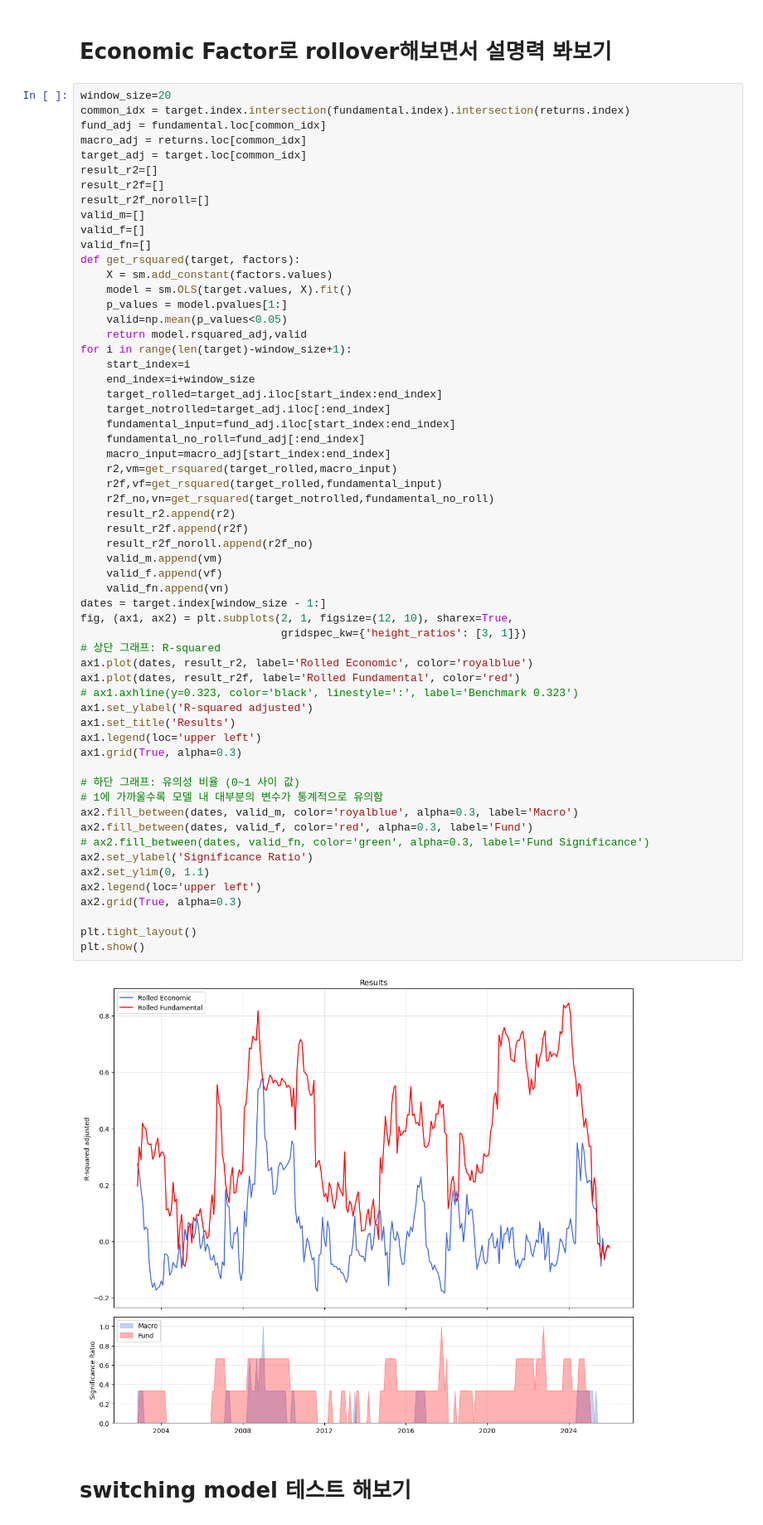
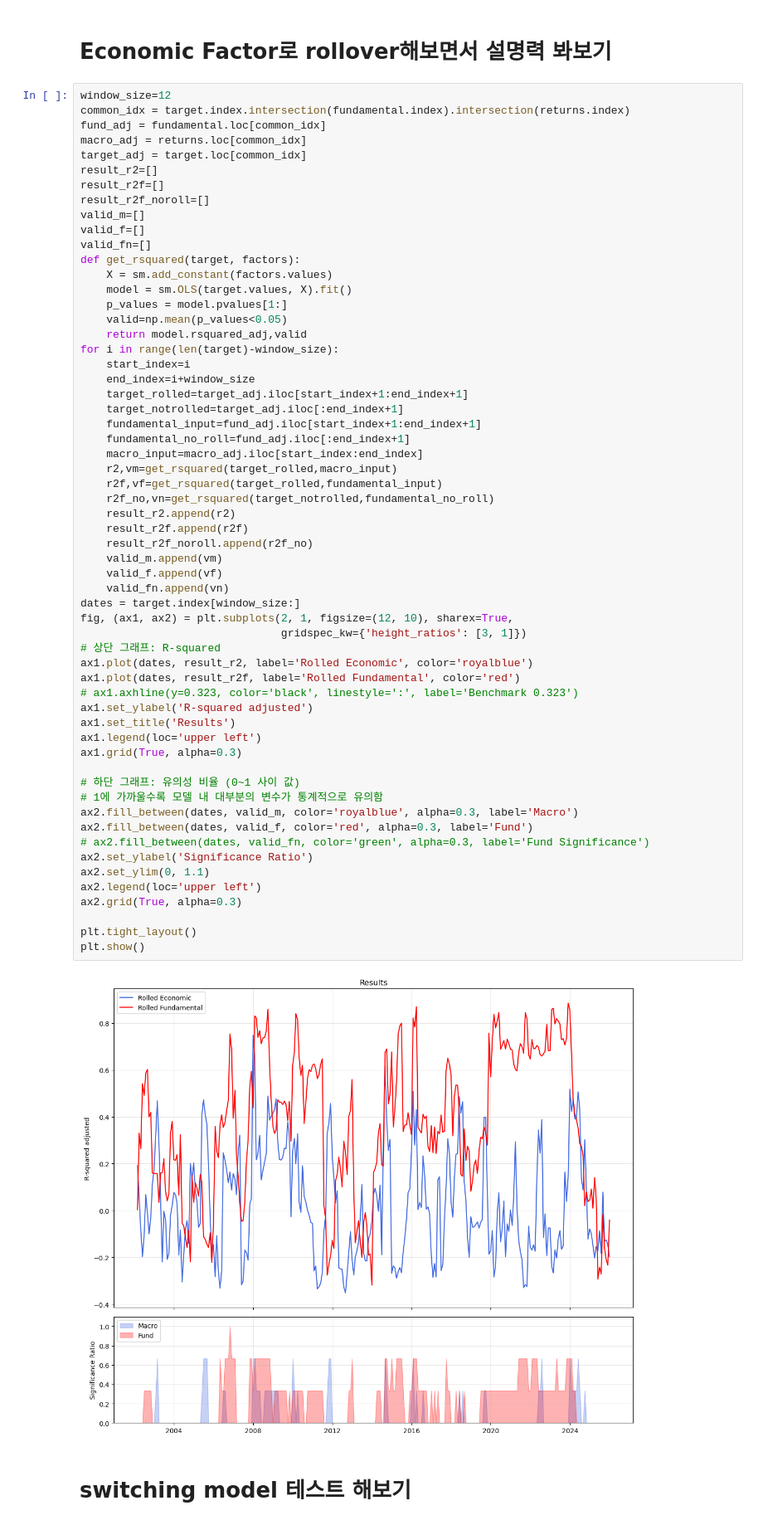
Before and after one commit to EKUMartin/Find-A, a Jupyter notebook: Factor Model/find-a.ipynb, the cells around one changed output. Shown at 83% size. Cells and saved outputs as stored; diff of their text form.

```diff
--- a/Factor Model/find-a.ipynb
+++ b/Factor Model/find-a.ipynb
@@ -381,7 +381,7 @@ dtype: float64
 # %% [markdown]
 # Economic Factor로 rollover해보면서 설명력 봐보기
 # %%
-window_size=20
+window_size=12
 common_idx = target.index.intersection(fundamental.index).intersection(returns.index)
 fund_adj = fundamental.loc[common_idx]
 macro_adj = returns.loc[common_idx]
@@ -398,49 +398,49 @@ def get_rsquared(target, factors):
     p_values = model.pvalues[1:]
     valid=np.mean(p_values<0.05)
     return model.rsquared_adj,valid
-for i in range(len(target)-window_size+1):
+for i in range(len(target)-window_size):
     start_index=i
     end_index=i+window_size
-    target_rolled=target_adj.iloc[start_index:end_index]
-    target_notrolled=target_adj.iloc[:end_index]
-    fundamental_input=fund_adj.iloc[start_index:end_index]
-    fundamental_no_roll=fund_adj[:end_index]
-    macro_input=macro_adj[start_index:end_index]
+    target_rolled=target_adj.iloc[start_index+1:end_index+1]
+    target_notrolled=target_adj.iloc[:end_index+1]
+    fundamental_input=fund_adj.iloc[start_index+1:end_index+1]
+    fundamental_no_roll=fund_adj.iloc[:end_index+1]
+    macro_input=macro_adj.iloc[start_index:end_index]
     r2,vm=get_rsquared(target_rolled,macro_input)
     r2f,vf=get_rsquared(target_rolled,fundamental_input)
     r2f_no,vn=get_rsquared(target_notrolled,fundamental_no_roll)
     result_r2.append(r2)
     result_r2f.append(r2f)
     result_r2f_noroll.append(r2f_no)
     valid_m.append(vm)
     valid_f.append(vf)
     valid_fn.append(vn)
-dates = target.index[window_size - 1:]
+dates = target.index[window_size:]
 fig, (ax1, ax2) = plt.subplots(2, 1, figsize=(12, 10), sharex=True,
                                gridspec_kw={'height_ratios': [3, 1]})
 # 상단 그래프: R-squared
 ax1.plot(dates, result_r2, label='Rolled Economic', color='royalblue')
 ax1.plot(dates, result_r2f, label='Rolled Fundamental', color='red')
 # ax1.axhline(y=0.323, color='black', linestyle=':', label='Benchmark 0.323')
 ax1.set_ylabel('R-squared adjusted')
 ax1.set_title('Results')
 ax1.legend(loc='upper left')
 ax1.grid(True, alpha=0.3)
 
 # 하단 그래프: 유의성 비율 (0~1 사이 값)
 # 1에 가까울수록 모델 내 대부분의 변수가 통계적으로 유의함
 ax2.fill_between(dates, valid_m, color='royalblue', alpha=0.3, label='Macro')
 ax2.fill_between(dates, valid_f, color='red', alpha=0.3, label='Fund')
 # ax2.fill_between(dates, valid_fn, color='green', alpha=0.3, label='Fund Significance')
 ax2.set_ylabel('Significance Ratio')
 ax2.set_ylim(0, 1.1)
 ax2.legend(loc='upper left')
 ax2.grid(True, alpha=0.3)
 
 plt.tight_layout()
 plt.show()
 # %% [output]
-[figure, old version]
+[figure, new version]
 # %% [markdown]
 # switching model 테스트 해보기
 # %%
```
Also changed, not shown: parts of 12 cells of this notebook.
